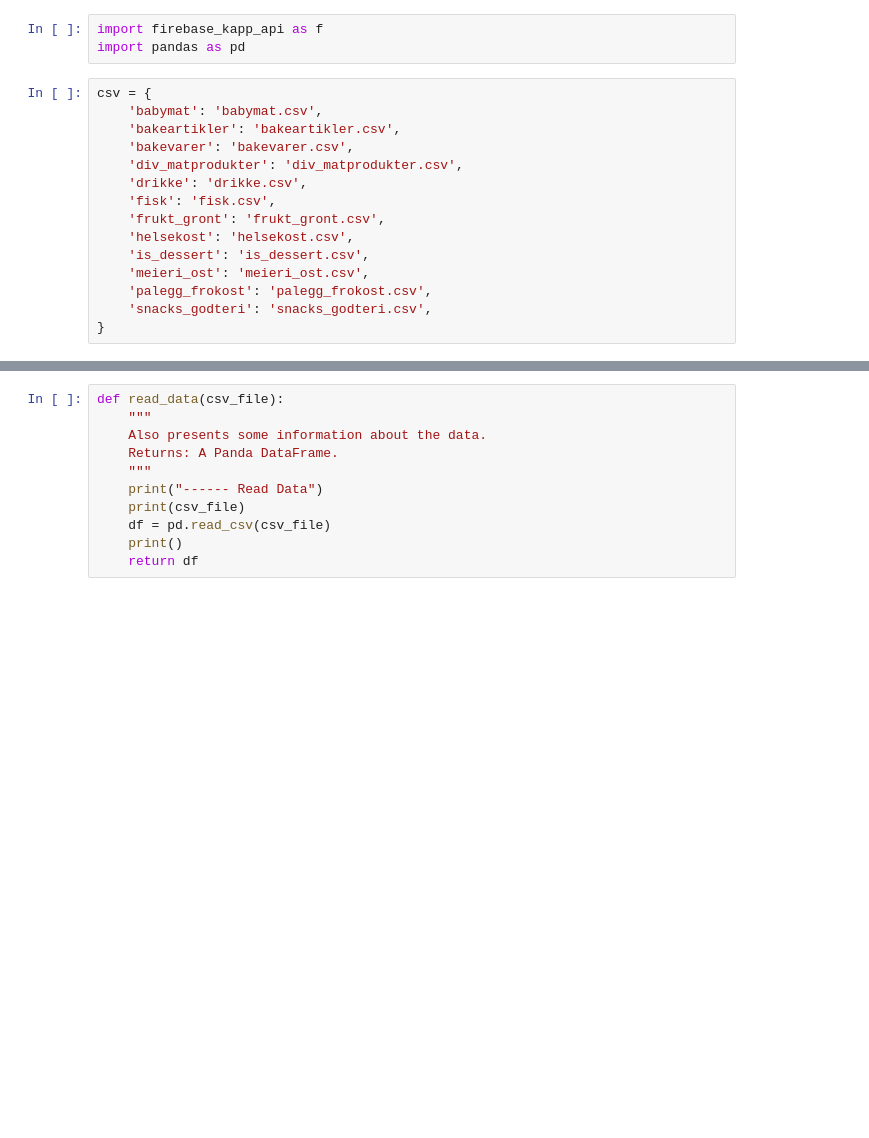
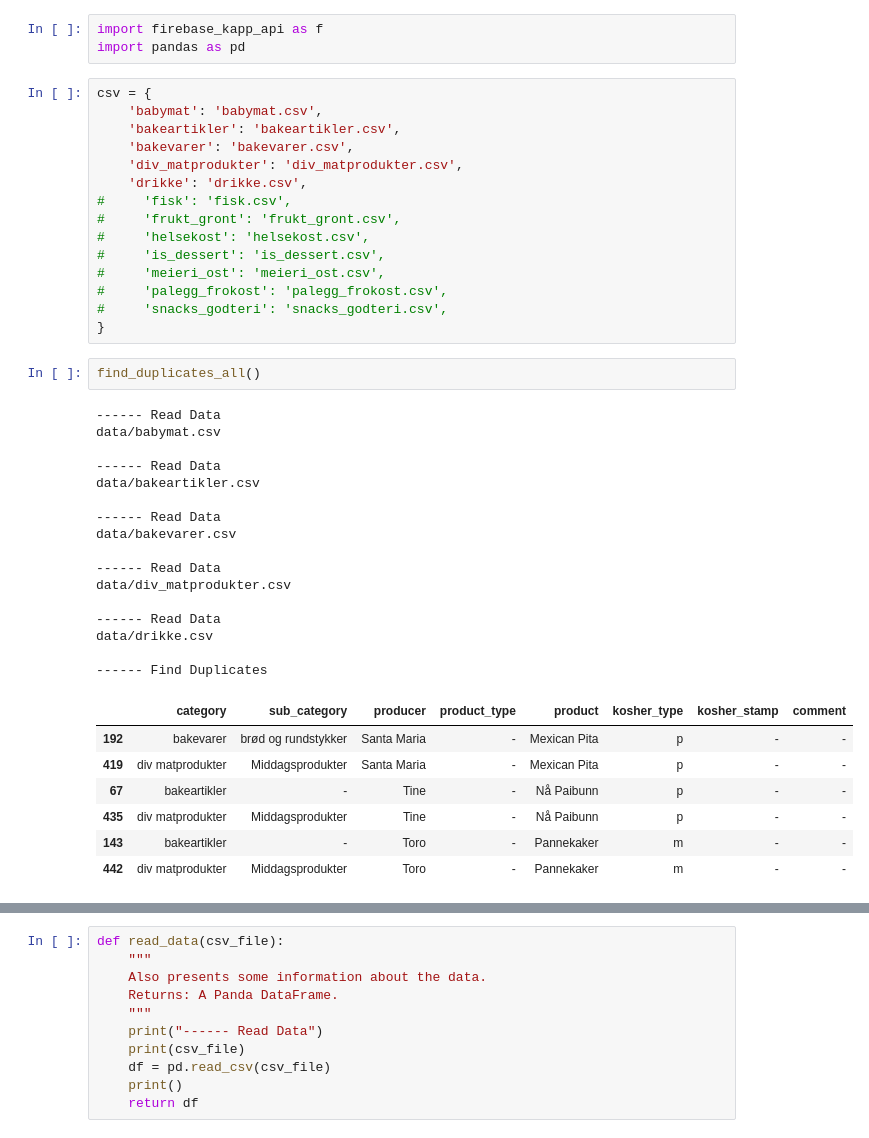
Before and after one commit to michelemendel/kapp, a Jupyter notebook: firebase_kapp_client.ipynb, the cells around one changed output, grey strips where cells are left out. Drawn from its saved outputs; the diff is of its cells as text; blank space fills up the shorter version.

Commit message:
Change view of product.

```diff
--- a/firebase_kapp_client.ipynb
+++ b/firebase_kapp_client.ipynb
@@ -8,14 +8,40 @@ csv = {
     'bakevarer': 'bakevarer.csv',
     'div_matprodukter': 'div_matprodukter.csv',
     'drikke': 'drikke.csv',
-    'fisk': 'fisk.csv',
-    'frukt_gront': 'frukt_gront.csv',
-    'helsekost': 'helsekost.csv',
-    'is_dessert': 'is_dessert.csv',
-    'meieri_ost': 'meieri_ost.csv',
-    'palegg_frokost': 'palegg_frokost.csv',
-    'snacks_godteri': 'snacks_godteri.csv',
+#     'fisk': 'fisk.csv',
+#     'frukt_gront': 'frukt_gront.csv',
+#     'helsekost': 'helsekost.csv',
+#     'is_dessert': 'is_dessert.csv',
+#     'meieri_ost': 'meieri_ost.csv',
+#     'palegg_frokost': 'palegg_frokost.csv',
+#     'snacks_godteri': 'snacks_godteri.csv',
 }
+# %%
+find_duplicates_all()
+# %% [output]
+------ Read Data
+data/babymat.csv
+
+------ Read Data
+data/bakeartikler.csv
+
+------ Read Data
+data/bakevarer.csv
+
+------ Read Data
+data/div_matprodukter.csv
+
+------ Read Data
+data/drikke.csv
+
+------ Find Duplicates
+|  | category | sub_category | producer | product_type | product | kosher_type | kosher_stamp | comment |
+| 192 | bakevarer | brød og rundstykker | Santa Maria | - | Mexican Pita | p | - | - |
+| 419 | div matprodukter | Middagsprodukter | Santa Maria | - | Mexican Pita | p | - | - |
+| 67 | bakeartikler | - | Tine | - | Nå Paibunn | p | - | - |
+| 435 | div matprodukter | Middagsprodukter | Tine | - | Nå Paibunn | p | - | - |
+| 143 | bakeartikler | - | Toro | - | Pannekaker | m | - | - |
+| 442 | div matprodukter | Middagsprodukter | Toro | - | Pannekaker | m | - | - |
 # %%
 # Read and load all files.
 for k,v in csv.items():
```
Also changed, not shown: parts of 7 cells of this notebook, 5 other files.
